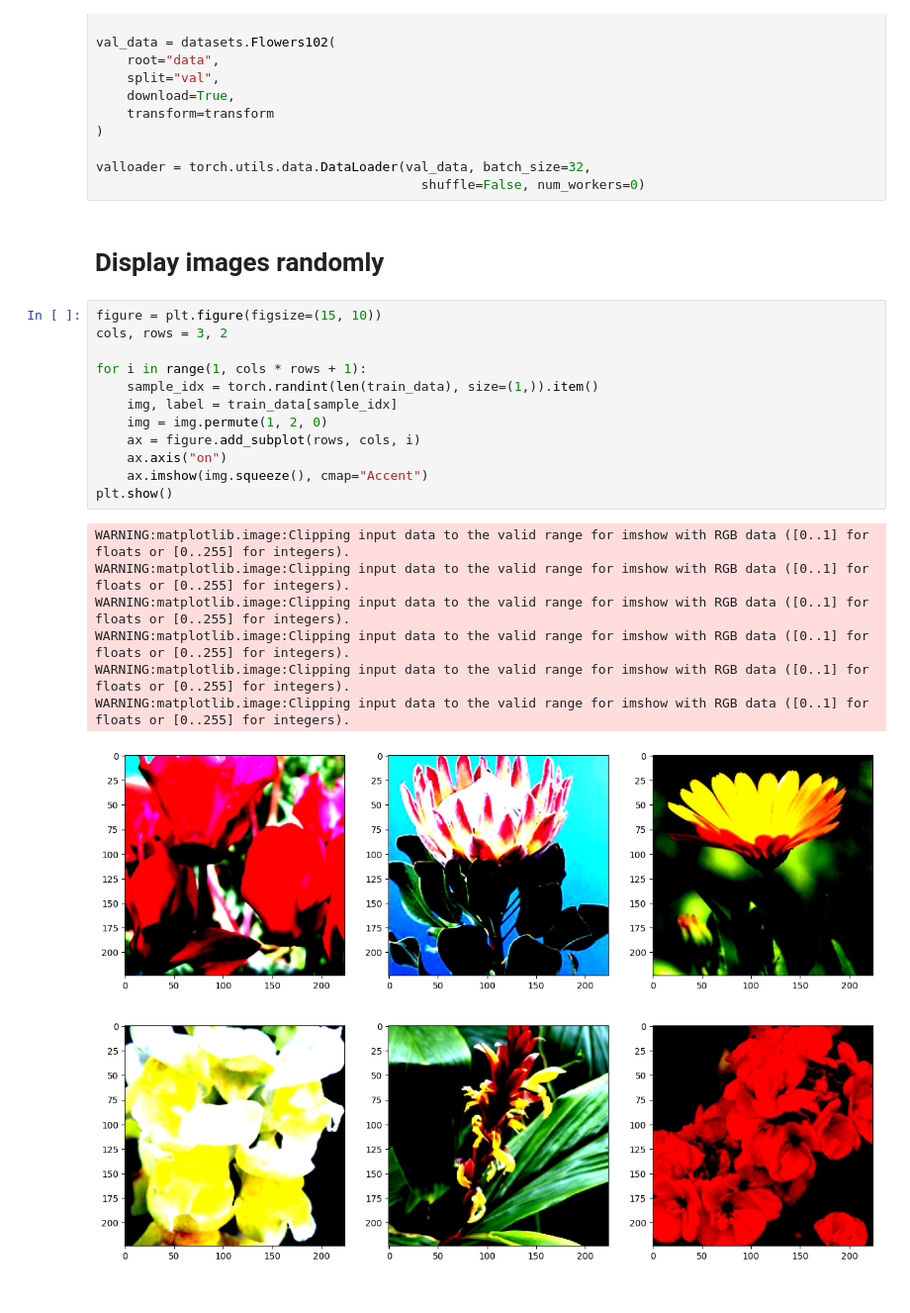
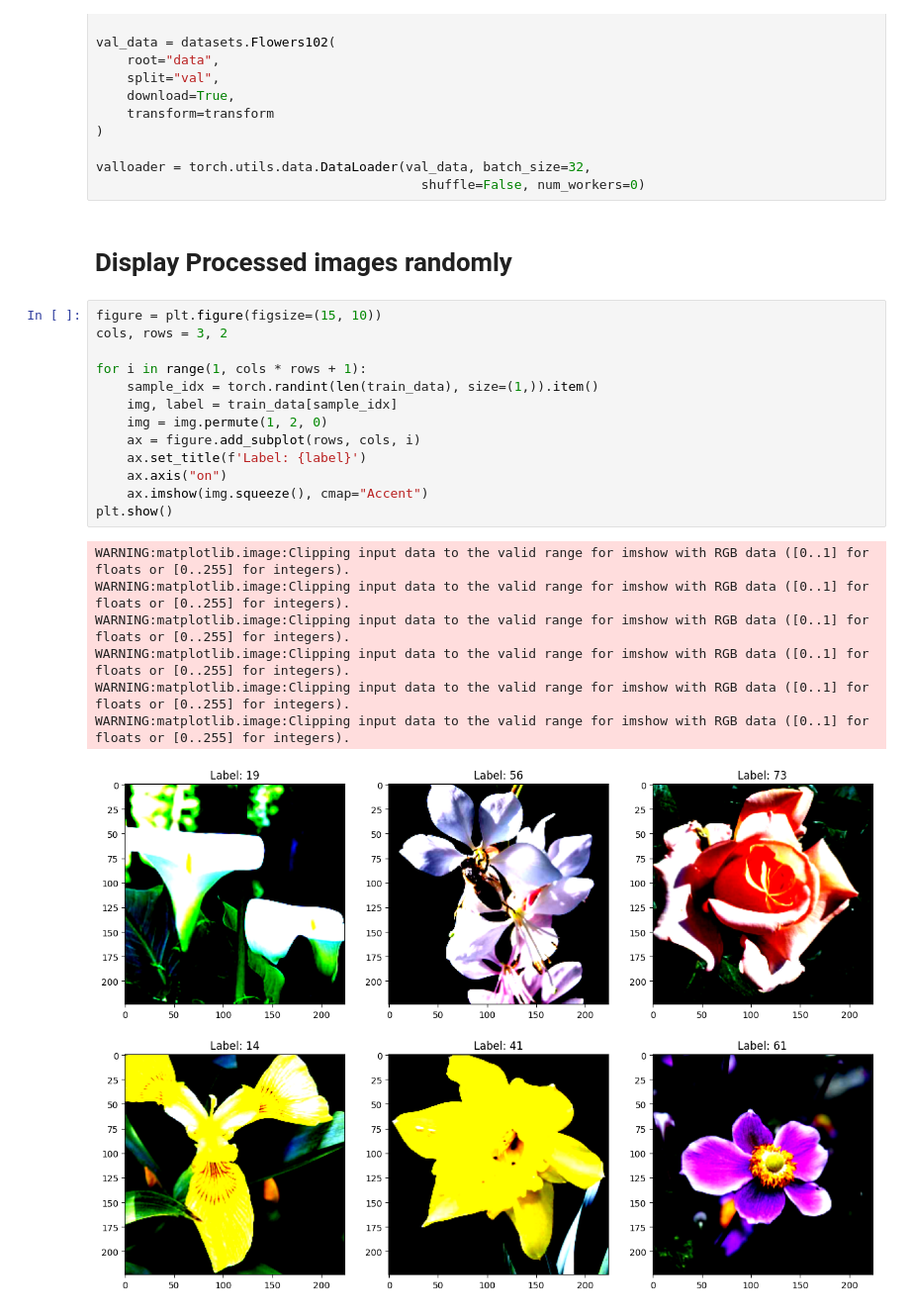
Before and after one commit to afirth03/Flowers-102-Analysed, a Jupyter notebook: IMLOExam.ipynb, the cells around one changed output. Shown at 99% size. Cells and saved outputs as stored; diff of their text form.

```diff
--- a/IMLOExam.ipynb
+++ b/IMLOExam.ipynb
@@ -53,24 +51,25 @@ val_data = datasets.Flowers102(
 valloader = torch.utils.data.DataLoader(val_data, batch_size=32,
                                           shuffle=False, num_workers=0)
 # %% [markdown]
-# Display images randomly
+# Display Processed images randomly
 # %%
 figure = plt.figure(figsize=(15, 10))
 cols, rows = 3, 2
 
 for i in range(1, cols * rows + 1):
     sample_idx = torch.randint(len(train_data), size=(1,)).item()
     img, label = train_data[sample_idx]
     img = img.permute(1, 2, 0)
     ax = figure.add_subplot(rows, cols, i)
+    ax.set_title(f'Label: {label}')
     ax.axis("on")
     ax.imshow(img.squeeze(), cmap="Accent")
 plt.show()
 # %% [output]
 WARNING:matplotlib.image:Clipping input data to the valid range for imshow with RGB data ([0..1] for floats or [0..255] for integers).
 WARNING:matplotlib.image:Clipping input data to the valid range for imshow with RGB data ([0..1] for floats or [0..255] for integers).
 WARNING:matplotlib.image:Clipping input data to the valid range for imshow with RGB data ([0..1] for floats or [0..255] for integers).
 WARNING:matplotlib.image:Clipping input data to the valid range for imshow with RGB data ([0..1] for floats or [0..255] for integers).
 WARNING:matplotlib.image:Clipping input data to the valid range for imshow with RGB data ([0..1] for floats or [0..255] for integers).
 WARNING:matplotlib.image:Clipping input data to the valid range for imshow with RGB data ([0..1] for floats or [0..255] for integers).
-[figure, old version]
+[figure, new version]
```
Also changed, not shown: parts of 3 cells of this notebook.
